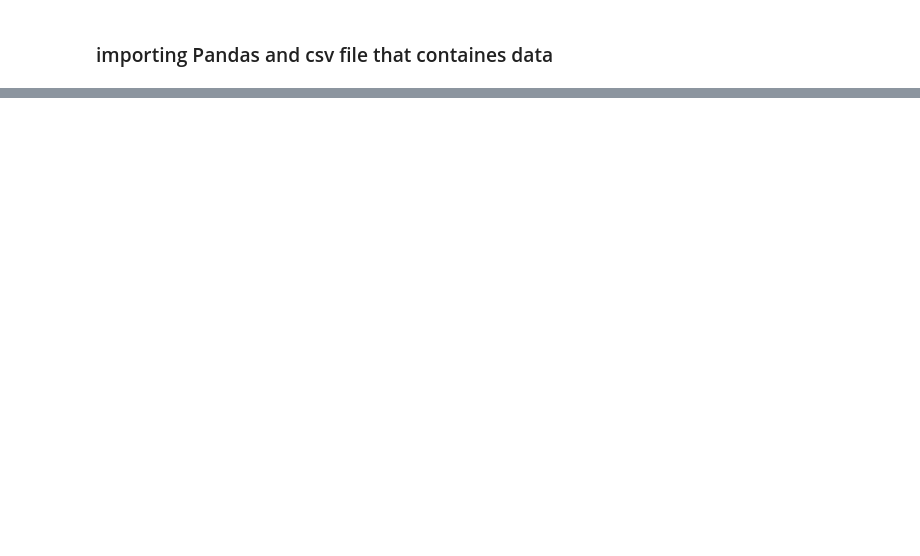
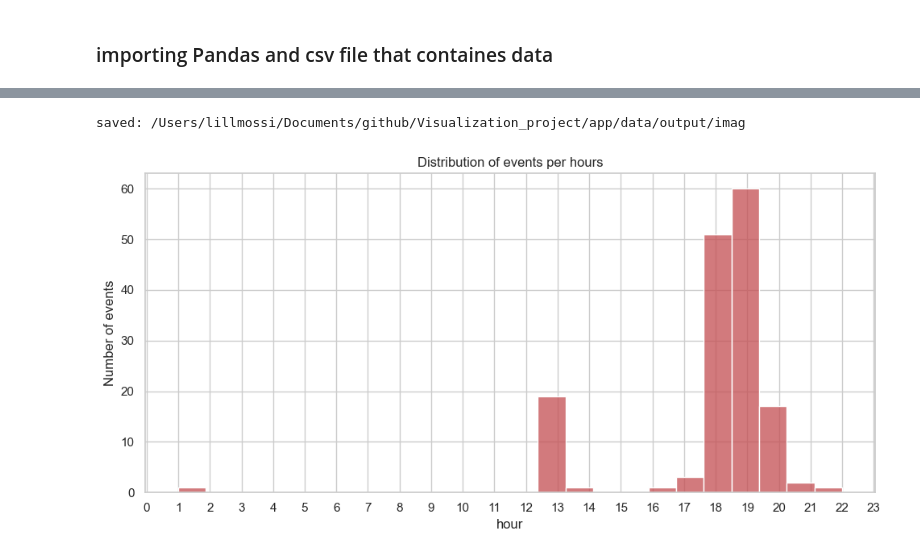
Before and after one commit to LisaYllander92/Visualization_project, a Jupyter notebook: eda/eda_mossad.ipynb, the cells around one changed output, grey strips where cells are left out. Drawn from its saved outputs; the diff is of its cells as text; code cells hidden in the pictures; blank space fills up the shorter version.

```diff
--- a/eda/eda_mossad.ipynb
+++ b/eda/eda_mossad.ipynb
@@ -29,0 +149,18 @@ print("="*90)
+# %%
+#events_per_hour = df["hour"].dropna().astype(int).values_counts().sort_index()
+
+fig, ax = plt.subplots()
+sns.histplot(data=df, x="hour", bins=24,color="#C44E52", edgecolor="white", ax=ax)
+ax.set_title("Distribution of events per hours")
+ax.set_ylabel("Number of events")
+ax.set_xticks(range(0, 24))
+
+plt.tight_layout()
+
+imag_path = PROJECT_ROOT / "app" / "data" / "output" / "imag"
+plt.savefig(imag_path, dpi=150, bbox_inches="tight")
+print("saved:", imag_path)
+plt.show()
+# %% [output]
+saved: /Users/lillmossi/Documents/github/Visualization_project/app/data/output/imag
+[figure, added]
```
Also changed, not shown: parts of 9 cells of this notebook, 2 other files.
